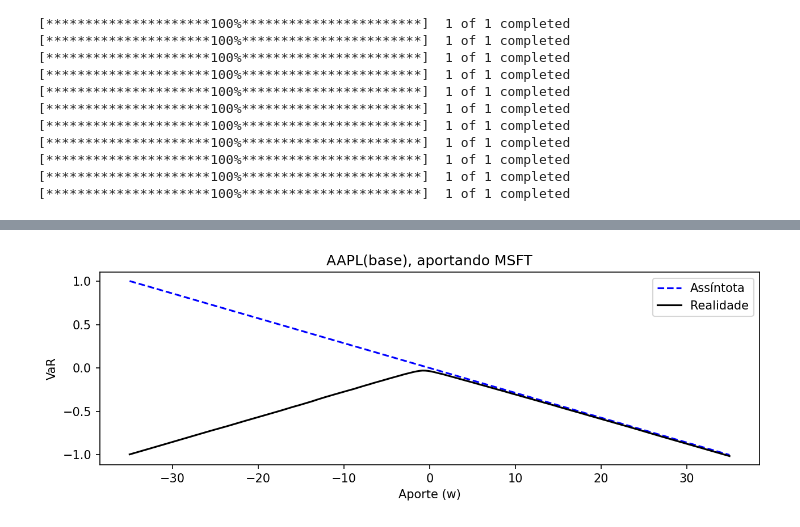
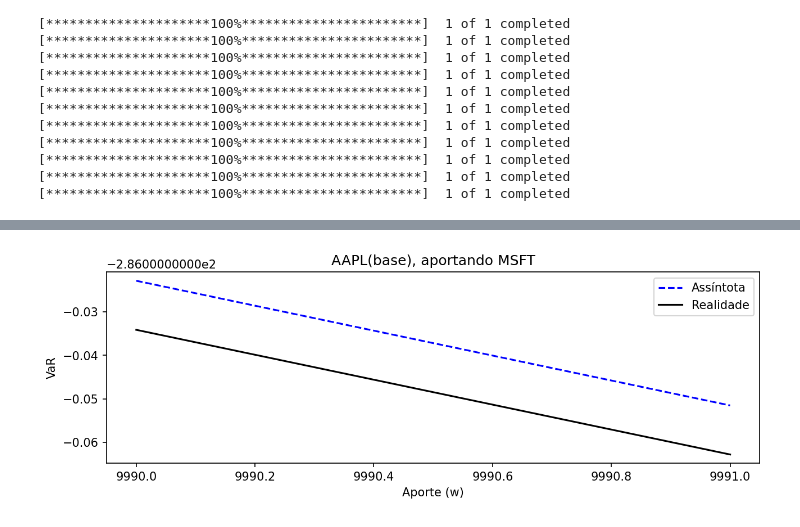
Before and after one commit to diogosanchez72/VaR_wo_Simulations, a Jupyter notebook: Códigos.ipynb, the cells around one changed output, grey strips where cells are left out. Saved outputs shown, nothing was run; the diff lists cells and outputs as text; code cells hidden in the pictures.

```diff
--- a/Códigos.ipynb
+++ b/Códigos.ipynb
@@ -59,7 +59,7 @@ def simulacao(ativo,ativo_add,dataframe,size_position = 1):
     variancia_5 = dataframe_5[ativo].var()
 
     # Beta estimado dentro do periodo
-    beta_5 = cov_5 / variancia_5
+    beta_5 = 2*cov_5 / variancia_5
     intercepto = dataframe_5[ativo_add].median() - dataframe_5[ativo].median()*beta_5
 
     # Efeito do ativo segundo o modelo
@@ -111,12 +128,13 @@ def simulacao_limite(ativo,ativo_add,dataframe,size_position = 1):
     # VaR de 5% do ativo:
     var_5 = dataframe[ativo_add].quantile(.05)
 
-    # Efeito do ativo segundo o modelo
-    var_5_model = (size_position)*var_5
-    # Efeito real
+    exp_x = dataframe.sort_values(ativo_add,key = lambda x: abs(x-var_5),ascending=True).iloc[:10][ativo]#.mean()
 
-    var_5_post = (dataframe[ativo]+dataframe[ativo_add]*size_position).quantile(0.05)
+    var_5_model = (size_position)*var_5 + np.mean(exp_x)
 
+    df_final = dataframe[ativo]+dataframe[ativo_add]*size_position
+
+    var_5_post = df_final.quantile(0.05)
 
     return var_5,var_5_post,var_5_model
 # %%
@@ -126,35 +144,35 @@ import matplotlib.pyplot as plt
 plt.figure(figsize=(10,3),dpi=150)
 
 modelo = []
 realidade = []
-linea = np.linspace(-35,35,210)
+linea = np.linspace(9990,9991,2)
 
 ativo1 = 'AAPL'
 ativo2 = 'MSFT'
 
 for i in linea:
     _,y,y_ = simulacao_limite(ativo1,ativo2,hist_infos,i)
 
     modelo.append(y_)
     realidade.append(y)
 
 
 plt.plot(linea, modelo, 'b--', label='Assíntota')
 
 plt.plot(linea, realidade, 'black', label='Realidade')
 
 plt.xlabel('Aporte (w)')
 plt.ylabel('VaR')
 
 plt.title(f'{ativo1}(base), aportando {ativo2}')
 
 # Adicione uma legenda
 plt.legend()
 
 # Exiba o gráfico
 plt.show()
 # %% [output]
-[figure, old version]
+[figure, new version]
 # %%
 import numpy as np
 from scipy.optimize import curve_fit
```
Also changed, not shown: parts of 7 cells of this notebook.
